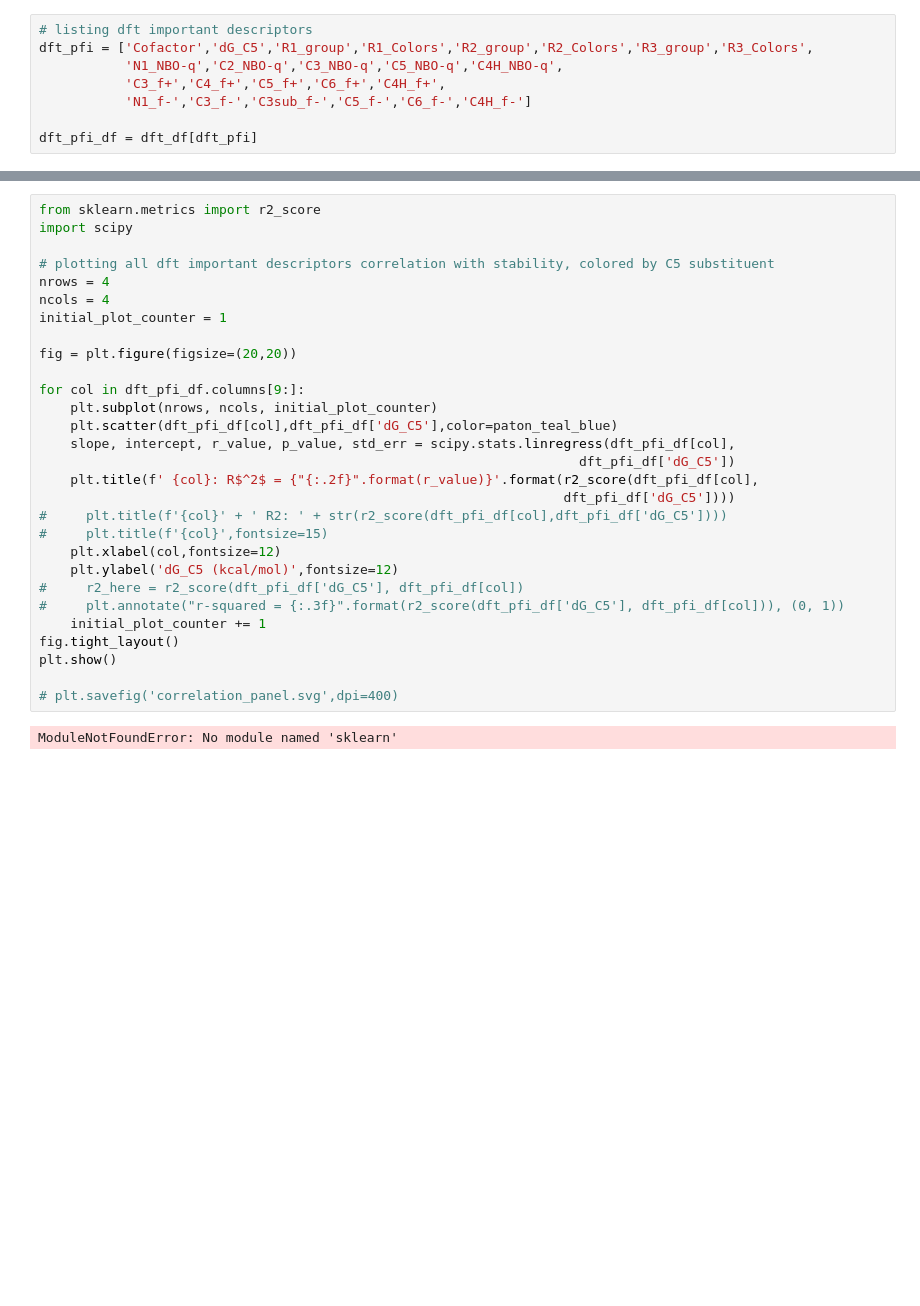
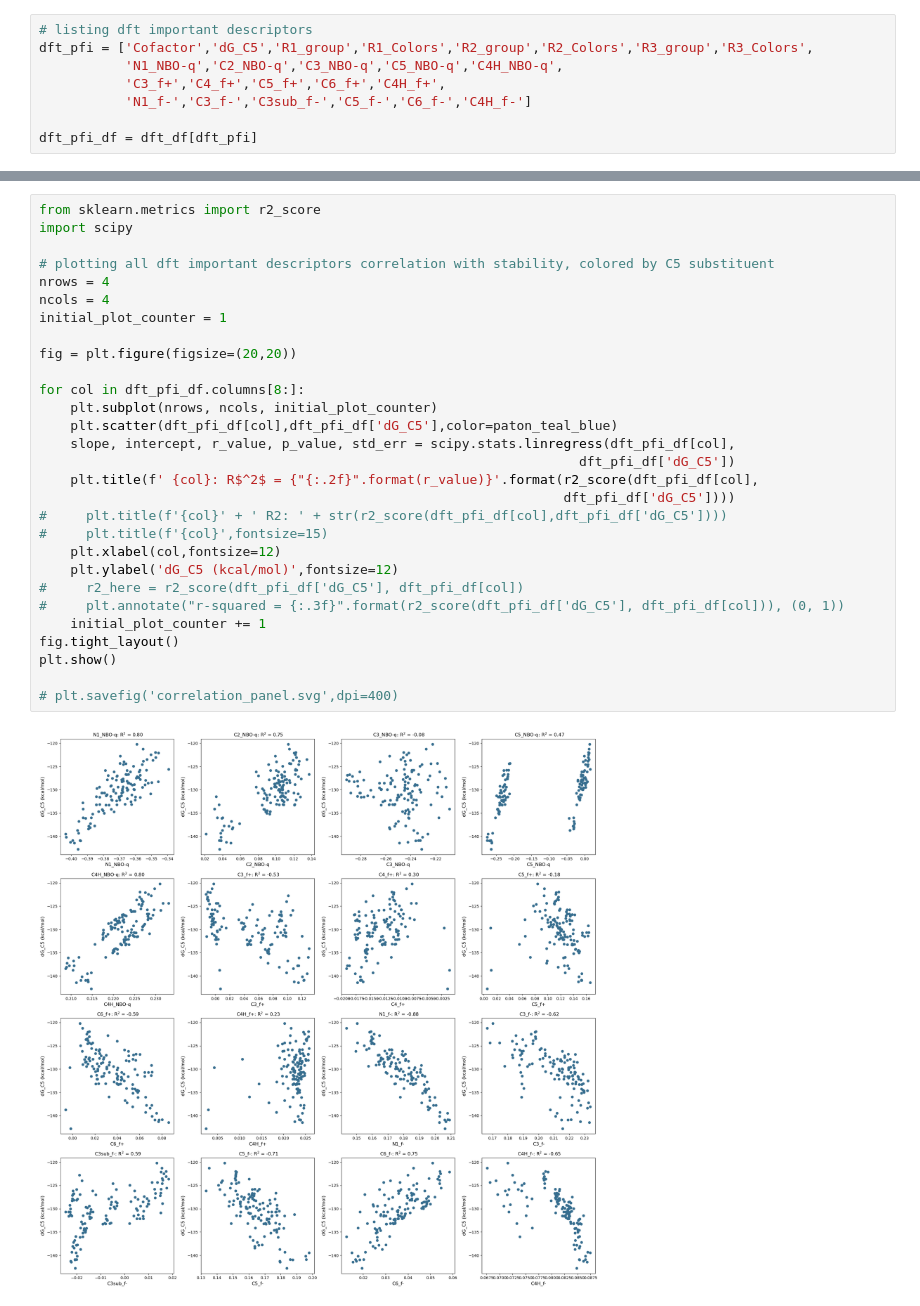
Before and after one commit to aplatt22/ncb_stability, a Jupyter notebook: Figure_Creation/descriptor_correlations.ipynb, the cells around one changed output, grey strips where cells are left out. Saved outputs shown, nothing was run; the diff lists cells and outputs as text; blank space fills up the shorter version.

```diff
--- a/Figure_Creation/descriptor_correlations.ipynb
+++ b/Figure_Creation/descriptor_correlations.ipynb
@@ -268,31 +264,31 @@ ax3.set_xticks([0.21,0.22,0.23])
 # %%
 from sklearn.metrics import r2_score
 import scipy
 
 # plotting all dft important descriptors correlation with stability, colored by C5 substituent
 nrows = 4
 ncols = 4
 initial_plot_counter = 1
 
 fig = plt.figure(figsize=(20,20))
 
-for col in dft_pfi_df.columns[9:]:
+for col in dft_pfi_df.columns[8:]:
     plt.subplot(nrows, ncols, initial_plot_counter)
     plt.scatter(dft_pfi_df[col],dft_pfi_df['dG_C5'],color=paton_teal_blue)
     slope, intercept, r_value, p_value, std_err = scipy.stats.linregress(dft_pfi_df[col],
                                                                      dft_pfi_df['dG_C5'])
     plt.title(f' {col}: R$^2$ = {"{:.2f}".format(r_value)}'.format(r2_score(dft_pfi_df[col],
                                                                    dft_pfi_df['dG_C5'])))
 #     plt.title(f'{col}' + ' R2: ' + str(r2_score(dft_pfi_df[col],dft_pfi_df['dG_C5'])))
 #     plt.title(f'{col}',fontsize=15)
     plt.xlabel(col,fontsize=12)
     plt.ylabel('dG_C5 (kcal/mol)',fontsize=12)
 #     r2_here = r2_score(dft_pfi_df['dG_C5'], dft_pfi_df[col])
 #     plt.annotate("r-squared = {:.3f}".format(r2_score(dft_pfi_df['dG_C5'], dft_pfi_df[col])), (0, 1))
     initial_plot_counter += 1
 fig.tight_layout()
 plt.show()
 
 # plt.savefig('correlation_panel.svg',dpi=400)
 # %% [output]
-ModuleNotFoundError: No module named 'sklearn'
+[figure, added]
```
Also changed, not shown: parts of 4 cells of this notebook.
